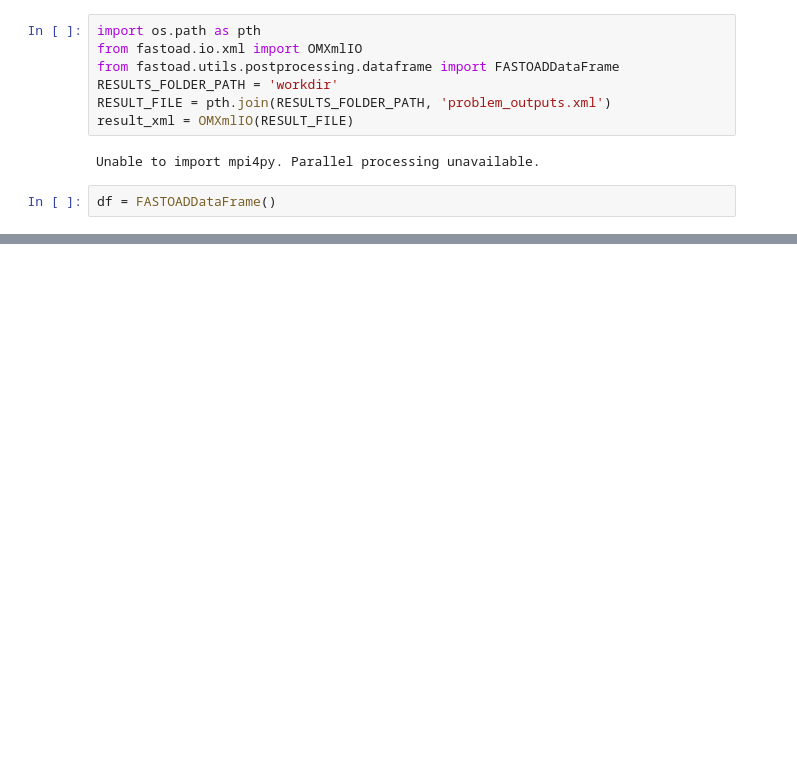
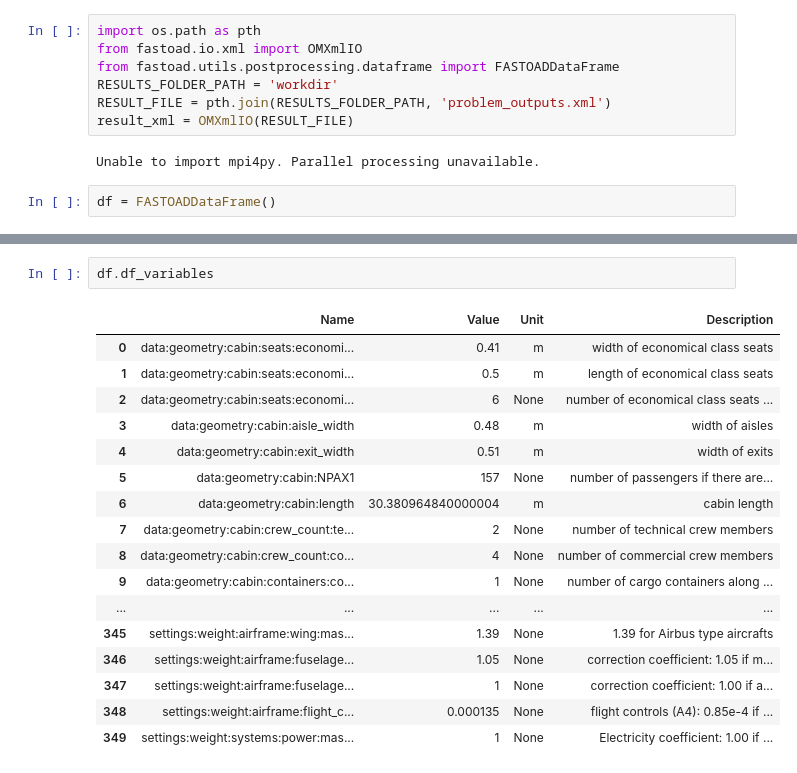
Before and after one commit to fast-aircraft-design/FAST-OAD, a Jupyter notebook: src/fastoad/notebooks/tutorial/01_tutorial.ipynb, the cells around one changed output, grey strips where cells are left out. Saved outputs shown, nothing was run; the diff lists cells and outputs as text; blank space fills up the shorter version.

Commit message:
Added read and write capabilities for dataframe and sheets

```diff
--- a/src/fastoad/notebooks/tutorial/01_tutorial.ipynb
+++ b/src/fastoad/notebooks/tutorial/01_tutorial.ipynb
@@ -317,3 +317,23 @@ df.xml_interact(result_xml)
 # %% [output]
 VBox(children=(Label(value='Variable name'), HBox(children=(Dropdown(options=('data', 'settings', 'tuning'), v…
 [interactive output not drawn]
+# %%
+df.df_variables
+# %% [output]
+|  | Name | Value | Unit | Description |
+| 0 | data:geometry:cabin:seats:economi... | 0.41 | m | width of economical class seats |
+| 1 | data:geometry:cabin:seats:economi... | 0.5 | m | length of economical class seats |
+| 2 | data:geometry:cabin:seats:economi... | 6 | None | number of economical class seats ... |
+| 3 | data:geometry:cabin:aisle_width | 0.48 | m | width of aisles |
+| 4 | data:geometry:cabin:exit_width | 0.51 | m | width of exits |
+| 5 | data:geometry:cabin:NPAX1 | 157 | None | number of passengers if there are... |
+| 6 | data:geometry:cabin:length | 30.380964840000004 | m | cabin length |
+| 7 | data:geometry:cabin:crew_count:te... | 2 | None | number of technical crew members |
+| 8 | data:geometry:cabin:crew_count:co... | 4 | None | number of commercial crew members |
+| 9 | data:geometry:cabin:containers:co... | 1 | None | number of cargo containers along ... |
+| ... | ... | ... | ... | ... |
+| 345 | settings:weight:airframe:wing:mas... | 1.39 | None | 1.39 for Airbus type aircrafts |
+| 346 | settings:weight:airframe:fuselage... | 1.05 | None | correction coefficient: 1.05 if m... |
+| 347 | settings:weight:airframe:fuselage... | 1 | None | correction coefficient: 1.00 if a... |
+| 348 | settings:weight:airframe:flight_c... | 0.000135 | None | flight controls (A4): 0.85e-4 if ... |
+| 349 | settings:weight:systems:power:mas... | 1 | None | Electricity coefficient: 1.00 if ... |
```
Also changed, not shown: parts of 1 cell of this notebook, 1 other file.
